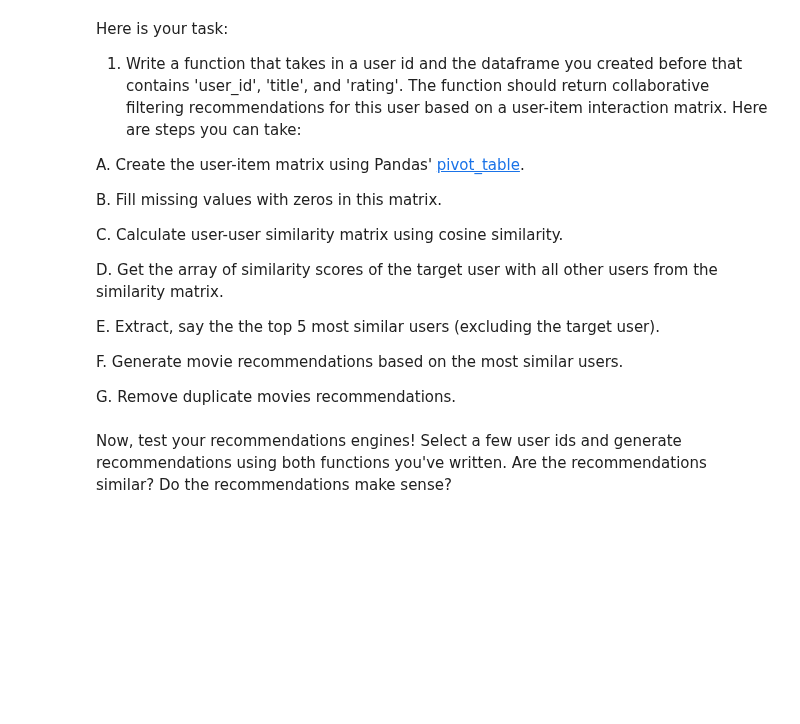
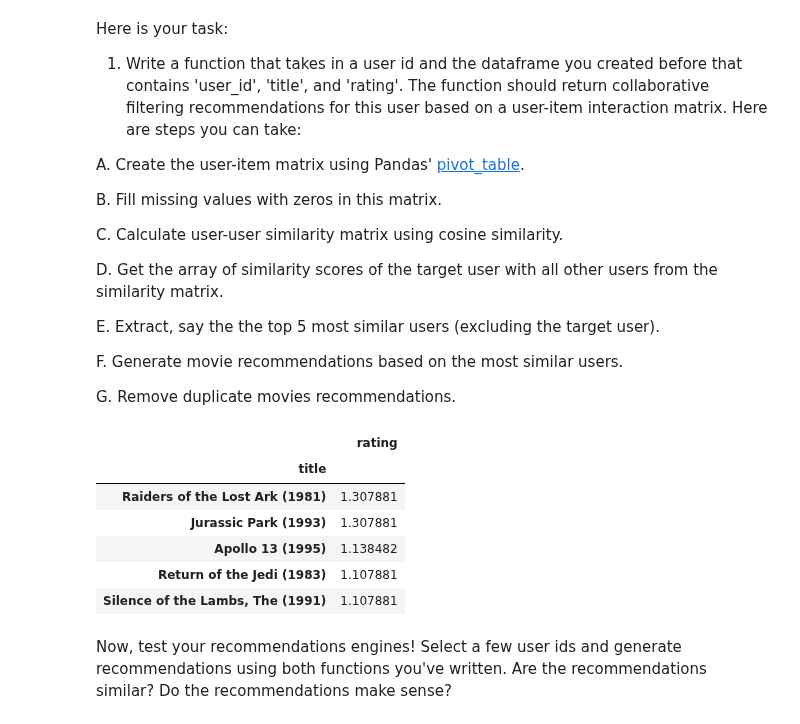
Before and after one commit to Spencer166/First, a Jupyter notebook: Student_MLE_MiniProject_Recommendation_Engines.ipynb, the cells around one changed output. Cells and saved outputs as stored; diff of their text form; code cells hidden in the pictures; blank space fills up the shorter version.

```diff
--- a/Student_MLE_MiniProject_Recommendation_Engines.ipynb
+++ b/Student_MLE_MiniProject_Recommendation_Engines.ipynb
@@ -323,7 +323,7 @@ def collaborative_filtering_recommendation(user_id, df):
   # Fill missing values with 0 (indicating no rating)
 
   avg_ratings = df_pivot.mean(axis=1)
-  df_pivot = merged_df_pivot.sub(avg_ratings, axis=0)
+  df_pivot = df_pivot.sub(avg_ratings, axis=0)
   df_pivot.fillna(0, inplace=True)
 
   # Calculate user-user similarity matrix using cosine similarity
@@ -332,12 +332,30 @@ def collaborative_filtering_recommendation(user_id, df):
 
 
   # Get the similarity scores of the target user with all other users
+  target_user_similarities = user_similarities_df.loc[user_id]
 
   # Find the top N most similar users (excluding the target user)
+  top_user_similarities = target_user_similarities.sort_values(ascending=False)[1:6]
 
   # Generate movie recommendations based on the most similar users
+  recommendations = df_pivot.loc[top_user_similarities.index].mean()
+  recommendations = recommendations.sort_values(ascending=False)
+  recommendations_df = pd.DataFrame(recommendations, columns=['rating'])
 
   # Remove duplicates from recommendations
+
+  # recommendations_df = recommendations_df[~recommendations_df.index.duplicated(keep='first')]
+  return recommendations_df.head(5)
+# %%
+collaborative_filtering_recommendation(200, merged_df)
+# %% [output]
+|  | rating |
+| title |  |
+| Raiders of the Lost Ark (1981) | 1.307881 |
+| Jurassic Park (1993) | 1.307881 |
+| Apollo 13 (1995) | 1.138482 |
+| Return of the Jedi (1983) | 1.107881 |
+| Silence of the Lambs, The (1991) | 1.107881 |
 # %% [markdown]
 Now, test your recommendations engines! Select a few user ids and generate recommendations using both functions you've written. Are the recommendations similar? Do the recommendations make sense?
 # %%
```
